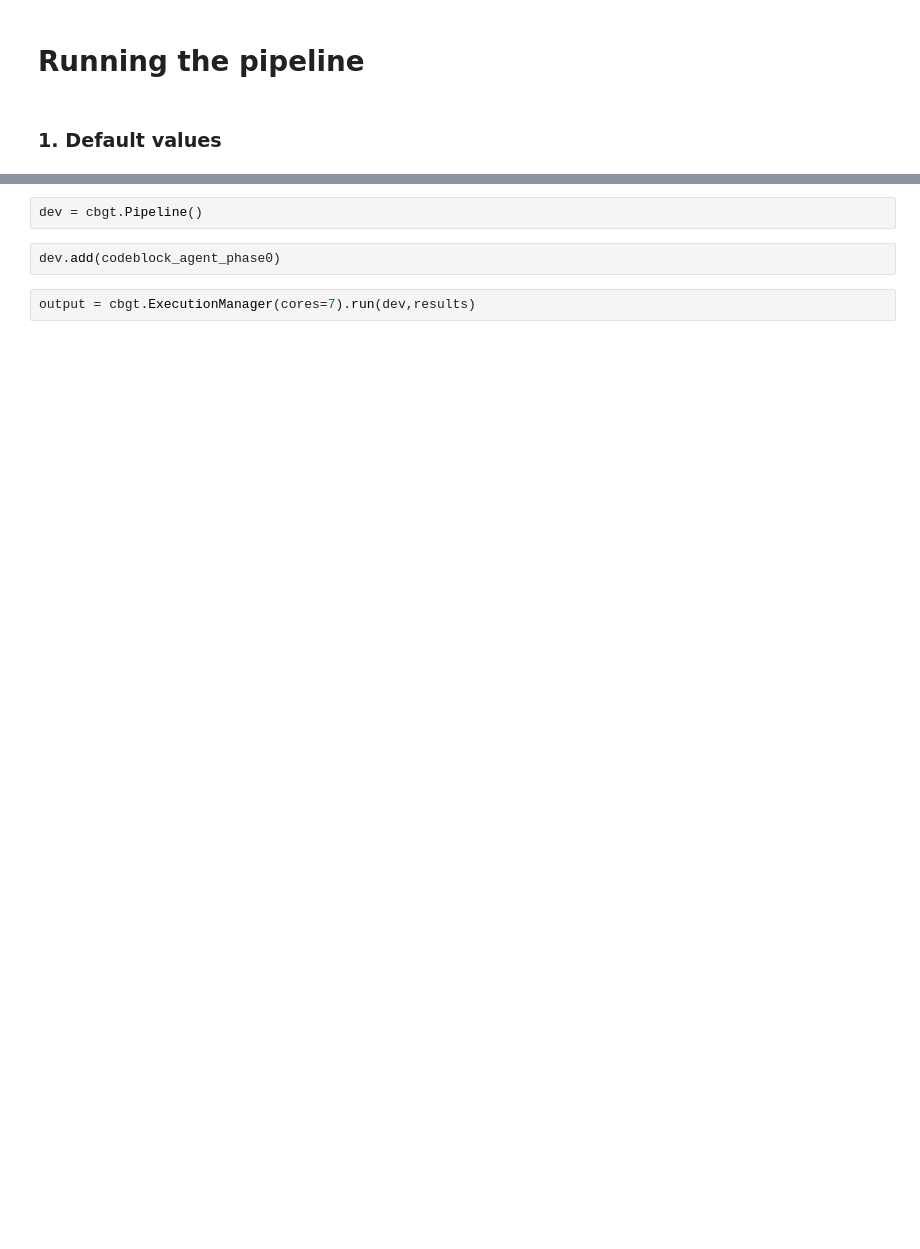
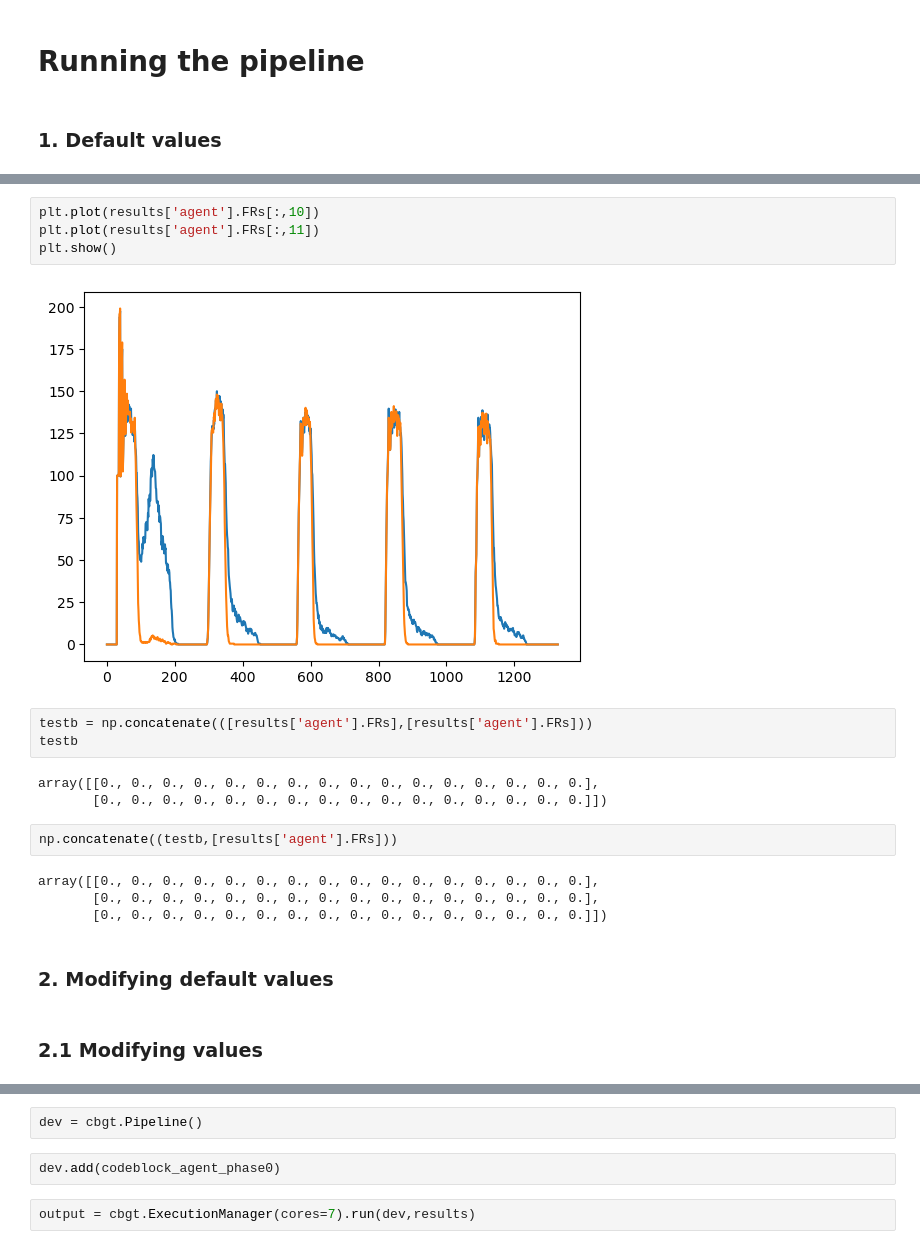
Before and after one commit to jyotikab/cbgt2, a Jupyter notebook: network_simulation-02.ipynb, the cells around one changed output, grey strips where cells are left out. Saved outputs shown, nothing was run; the diff lists cells and outputs as text; blank space fills up the shorter version.

```diff
--- a/network_simulation-02.ipynb
+++ b/network_simulation-02.ipynb
@@ -329,0 +170,22 @@ results['Q_df']
+# %%
+plt.plot(results['agent'].FRs[:,10])
+plt.plot(results['agent'].FRs[:,11])
+plt.show()
+# %% [output]
+[figure, added]
+# %%
+testb = np.concatenate(([results['agent'].FRs],[results['agent'].FRs]))
+testb
+# %% [output]
+array([[0., 0., 0., 0., 0., 0., 0., 0., 0., 0., 0., 0., 0., 0., 0., 0.],
+       [0., 0., 0., 0., 0., 0., 0., 0., 0., 0., 0., 0., 0., 0., 0., 0.]])
+# %%
+np.concatenate((testb,[results['agent'].FRs]))
+# %% [output]
+array([[0., 0., 0., 0., 0., 0., 0., 0., 0., 0., 0., 0., 0., 0., 0., 0.],
+       [0., 0., 0., 0., 0., 0., 0., 0., 0., 0., 0., 0., 0., 0., 0., 0.],
+       [0., 0., 0., 0., 0., 0., 0., 0., 0., 0., 0., 0., 0., 0., 0., 0.]])
+# %% [markdown]
+### 2. Modifying default values
+# %% [markdown]
+### 2.1 Modifying values
```
Also changed, not shown: parts of 45 cells of this notebook, 13 other files.
